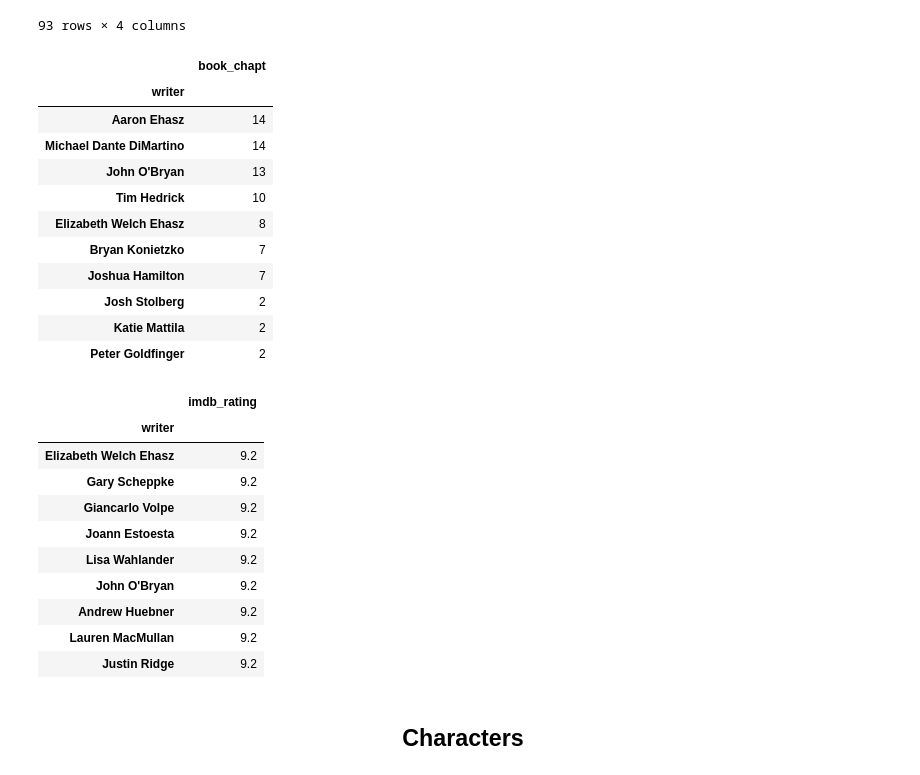
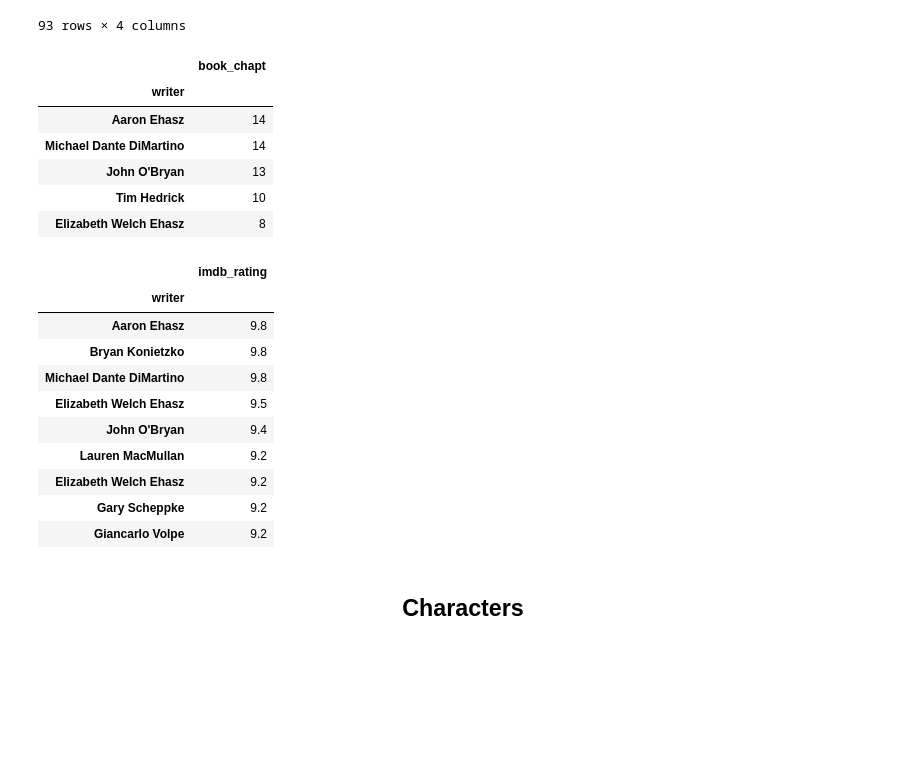
Before and after one commit to sgol11/avatar-analysis, a Jupyter notebook: avatar_analysis.ipynb, the cells around one changed output. Drawn from its saved outputs; the diff is of its cells as text; code cells hidden in the pictures; blank space fills up the shorter version.

```diff
--- a/avatar_analysis.ipynb
+++ b/avatar_analysis.ipynb
@@ -419,7 +428,7 @@ writer_ratings
 93 rows × 4 columns
 # %%
 (writer_ratings[['writer', 'book_chapt']].groupby('writer').count().
-sort_values('book_chapt', ascending=False)).head(10)
+sort_values('book_chapt', ascending=False)).head(5)
 # %% [output]
 |  | book_chapt |
 | writer |  |
@@ -428,30 +437,25 @@ sort_values('book_chapt', ascending=False)).head(10)
 | John O'Bryan | 13 |
 | Tim Hedrick | 10 |
 | Elizabeth Welch Ehasz | 8 |
-| Bryan Konietzko | 7 |
-| Joshua Hamilton | 7 |
-| Josh Stolberg | 2 |
-| Katie Mattila | 2 |
-| Peter Goldfinger | 2 |
 # %%
-# Writers with the episode rating above the 60th percentile
+# Writers with the maximum episode rating above the 60th percentile
 percentile = .6
 
 desc_order = (writer_ratings[['writer', 'imdb_rating']].groupby('writer')
-              .mean().sort_values('imdb_rating', ascending=False))
+              .max().sort_values('imdb_rating', ascending=False))
 desc_order.head(int(desc_order.shape[0] * (1 - percentile)))
 # %% [output]
 |  | imdb_rating |
 | writer |  |
+| Aaron Ehasz | 9.8 |
+| Bryan Konietzko | 9.8 |
+| Michael Dante DiMartino | 9.8 |
+| Elizabeth Welch Ehasz | 9.5 |
+| John O'Bryan | 9.4 |
+| Lauren MacMullan | 9.2 |
 | Elizabeth Welch Ehasz | 9.2 |
 | Gary Scheppke | 9.2 |
 | Giancarlo Volpe | 9.2 |
-| Joann Estoesta | 9.2 |
-| Lisa Wahlander | 9.2 |
-| John O'Bryan | 9.2 |
-| Andrew Huebner | 9.2 |
-| Lauren MacMullan | 9.2 |
-| Justin Ridge | 9.2 |
 # %% [markdown]
 <h2 align='center'> Characters </h2>
 # %%
```
Also changed, not shown: parts of 6 cells of this notebook.
